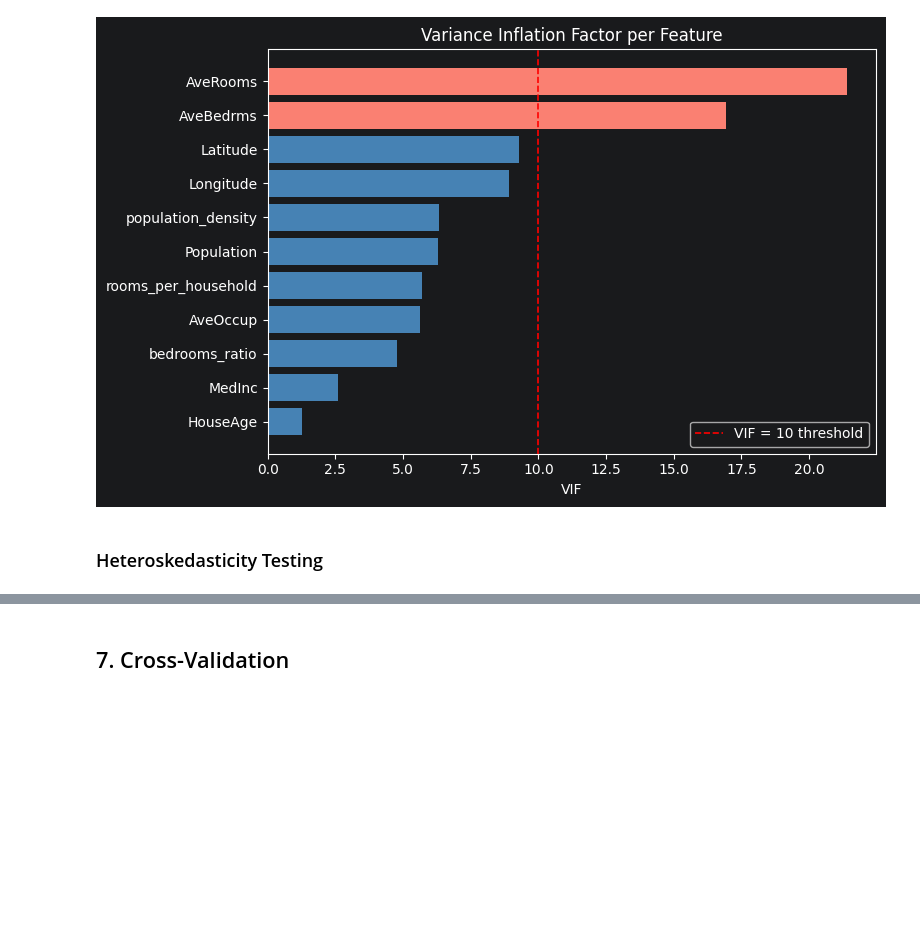
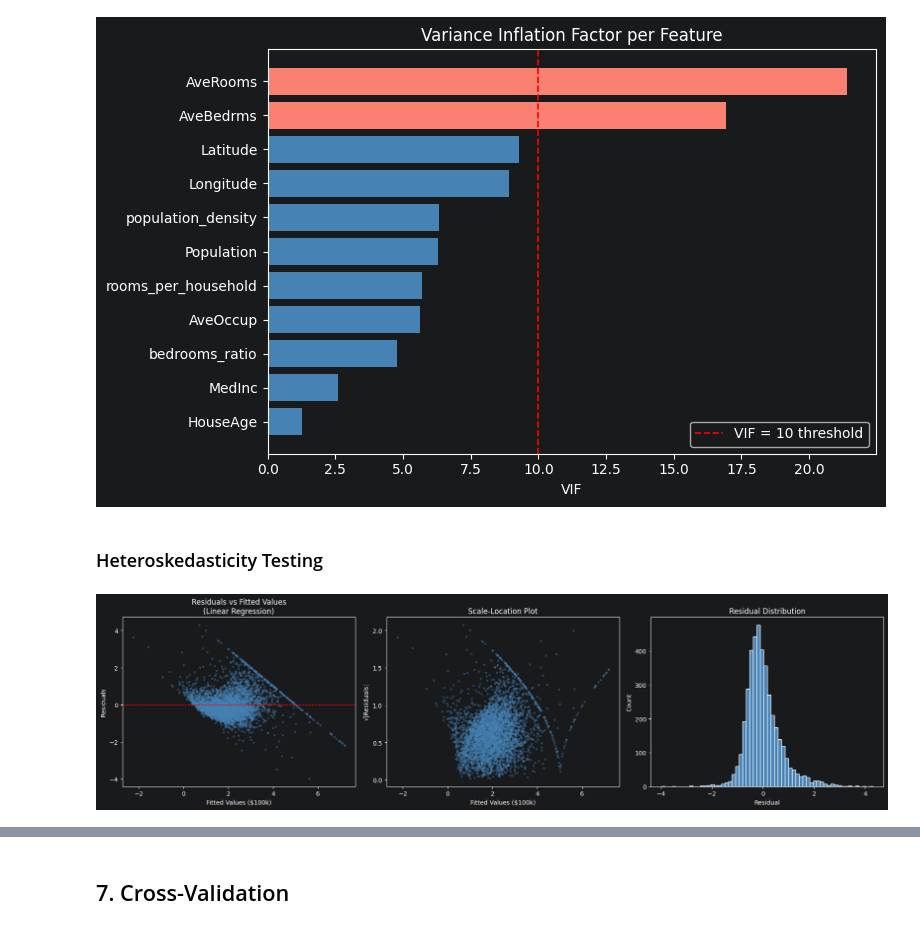
Before and after one commit to DigiCrome-Academy/real-estate-prediction-bnelsonemail, a Jupyter notebook: notebooks/01_regression_modeling.ipynb, the cells around one changed output, grey strips where cells are left out. Cells and saved outputs as stored; diff of their text form; code cells hidden in the pictures; blank space fills up the shorter version.

Commit message:
notebooks(regression): implemented heteroskedasticity testing

```diff
--- a/notebooks/01_regression_modeling.ipynb
+++ b/notebooks/01_regression_modeling.ipynb
@@ -513,0 +509,95 @@ AveBedrms 16.925388
+# %%
+
+from statsmodels.stats.diagnostic import het_breuschpagan
+import statsmodels.api as sm
+
+# ── Residuals from the linear regression model ────────────────────────────────
+y_pred_lr = lr_model.predict(X_test)
+residuals  = y_test - y_pred_lr
+
+# ── 1. Residuals vs Fitted plot ───────────────────────────────────────────────
+fig, axes = plt.subplots(1, 3, figsize=(18, 5))
+
+axes[0].scatter(y_pred_lr, residuals, alpha=0.3, s=8, color='steelblue')
+axes[0].axhline(0, color='red', linestyle='--', linewidth=1)
+axes[0].set_xlabel('Fitted Values ($100k)')
+axes[0].set_ylabel('Residuals')
+axes[0].set_title('Residuals vs Fitted Values\n(Linear Regression)')
+
+# ── 2. Scale-Location plot (sqrt |residuals| vs fitted) ───────────────────────
+axes[1].scatter(y_pred_lr, np.sqrt(np.abs(residuals)), alpha=0.3, s=8, color='steelblue')
+axes[1].set_xlabel('Fitted Values ($100k)')
+axes[1].set_ylabel('√|Residuals|')
+axes[1].set_title('Scale-Location Plot')
+
+# ── 3. Residual distribution ──────────────────────────────────────────────────
+axes[2].hist(residuals, bins=60, color='steelblue', edgecolor='white')
+axes[2].set_xlabel('Residual')
+axes[2].set_ylabel('Count')
+axes[2].set_title('Residual Distribution')
+
+plt.tight_layout()
+plt.show()
+
+# ── Breusch-Pagan test ────────────────────────────────────────────────────────
+X_test_with_const = sm.add_constant(X_test)
+bp_lm, bp_pval, bp_f, bp_f_pval = het_breuschpagan(residuals, X_test_with_const)
+
+print("=== Breusch-Pagan Test for Heteroskedasticity ===")
+print(f"  LM statistic : {bp_lm:.4f}")
+print(f"  LM p-value   : {bp_pval:.4e}")
+print(f"  F statistic  : {bp_f:.4f}")
+print(f"  F p-value    : {bp_f_pval:.4e}")
+
+alpha = 0.05
+if bp_pval < alpha:
+    print(f"\nResult: Heteroskedasticity DETECTED (p={bp_pval:.4e} < {alpha})")
+    print("  → Residual variance is not constant; a log-transform of the target may help.")
+else:
+    print(f"\nResult: No significant heteroskedasticity (p={bp_pval:.4e} >= {alpha})")
+
+# ── Log-transform comparison ──────────────────────────────────────────────────
+print("\n=== Log-Transformed Target — Linear Regression ===")
+
+y_train_log = np.log1p(y_train)
+lr_log = build_linear_regression(X_train, y_train_log)
+
+y_pred_log  = lr_log.predict(X_test)
+y_pred_orig = np.expm1(y_pred_log)          # back-transform for fair metric comparison
+
+residuals_log = y_train_log - lr_log.predict(X_train)
+
+from sklearn.metrics import r2_score, mean_squared_error
+
+r2_orig    = lr_metrics['r2']
+rmse_orig  = lr_metrics['rmse']
+r2_log     = r2_score(y_test, y_pred_orig)
+rmse_log   = np.sqrt(mean_squared_error(y_test, y_pred_orig))
+
+print(f"  Original target  →  R²={r2_orig:.4f}  RMSE={rmse_orig:.4f}")
+print(f"  Log target       →  R²={r2_log:.4f}  RMSE={rmse_log:.4f}")
+
+# ── Residuals vs Fitted: original vs log-transformed ─────────────────────────
+fig, axes = plt.subplots(1, 2, figsize=(14, 5))
+
+axes[0].scatter(y_pred_lr, residuals, alpha=0.3, s=8, color='steelblue')
+axes[0].axhline(0, color='red', linestyle='--', linewidth=1)
+axes[0].set_xlabel('Fitted Values')
+axes[0].set_ylabel('Residuals')
+axes[0].set_title('Residuals — Original Target')
+
+axes[1].scatter(lr_log.predict(X_train), residuals_log, alpha=0.3, s=8, color='mediumseagreen')
+axes[1].axhline(0, color='red', linestyle='--', linewidth=1)
+axes[1].set_xlabel('Fitted log(1+y) Values')
+axes[1].set_ylabel('Residuals (log scale)')
+axes[1].set_title('Residuals — log(1+MedHouseVal) Target')
+
+plt.tight_layout()
+plt.show()
+
+if rmse_log < rmse_orig:
+    print("\nConclusion: Log transformation IMPROVES the model (lower RMSE). Consider using log(y) going forward.")
+else:
+    print("\nConclusion: Log transformation does NOT improve the model. Keep original target scale.")
+# %% [output]
+[figure, added]
```
Also changed, not shown: parts of 2 cells of this notebook.
